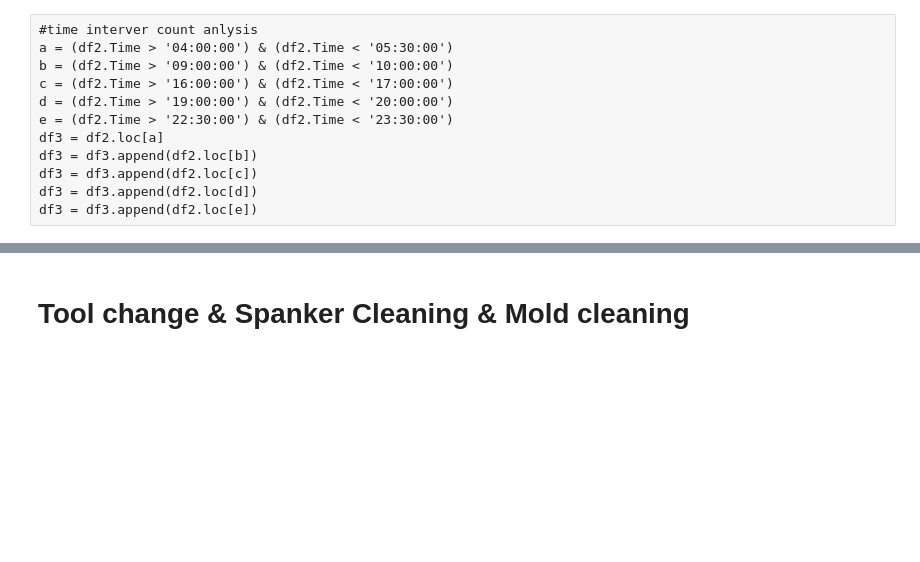
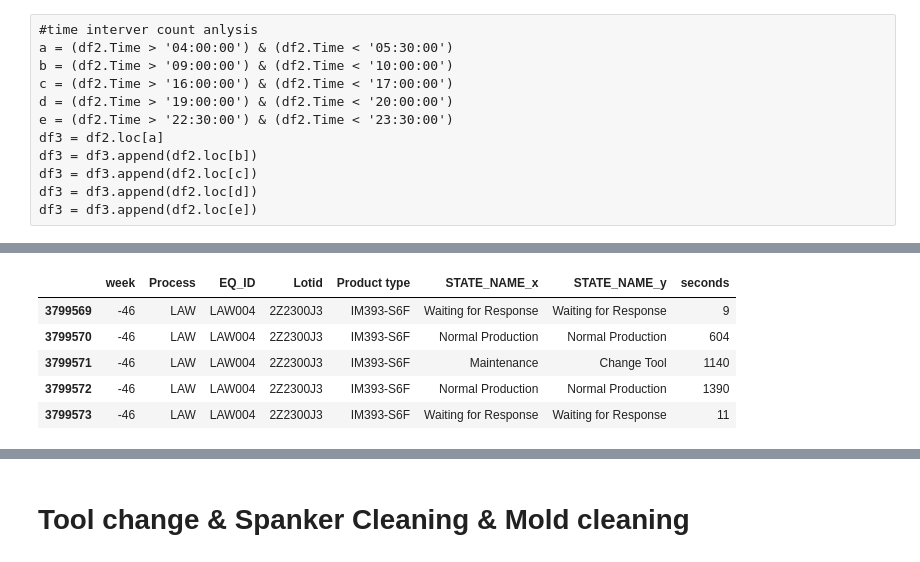
Before and after one commit to paulpark2/OEE-analysis, a Jupyter notebook: OEE actual data Analysis (Oracle raw data).ipynb, the cells around one changed output, grey strips where cells are left out. Saved outputs shown, nothing was run; the diff lists cells and outputs as text; code cells hidden in the pictures; blank space fills up the shorter version.

```diff
--- a/OEE actual data Analysis (Oracle raw data).ipynb
+++ b/OEE actual data Analysis (Oracle raw data).ipynb
@@ -155,6 +187,6 @@ df.head()
 # %%
 df['group'] = (df['STATE_NAME_y'] != df['STATE_NAME_y'].shift()).cumsum()
-df2 = df.groupby('group').agg({'Month': 'first', 'Process': 'first', 'EQ_ID': 'first', 'Lotid': 'first' , 'Product type': 'first', 'STATE_NAME_x': 'first', 'STATE_NAME_y': 'first', 'seconds': 'sum'})
+df2 = df.groupby('group').agg({'week': 'first', 'Process': 'first', 'EQ_ID': 'first', 'Lotid': 'first' , 'Product type': 'first', 'STATE_NAME_x': 'first', 'STATE_NAME_y': 'first', 'seconds': 'sum'})
 df2 = df2.reset_index(drop=False)
 # %%
 df2 = df2.drop(['group'], axis=1)
@@ -253,16 +210,12 @@ PFC_EQ2 = ['LSD011', 'LSD027','LSD029', 'LSD038']
 
 df2 = df2[~( (df2['Product type'].isin(PFC_D)) & (df2['EQ_ID'].isin(PFC_EQ))) ]
 df2 = df2[~( (~df2['Product type'].isin(PFC_D)) & (df2['EQ_ID'].isin(PFC_EQ2))) ]
-# %%
-#Nomaterial 앞에 있는 Waiting for response 빼고 계산법
-df2 = df2.reset_index()
-k = df2.index[df2['STATE_NAME_x'] == "No Material" ].tolist()
-lst=[]
-w=[]
-for i in k:
-    if df2.iloc[i-1]['STATE_NAME_x'] == "Waiting for Response":
-        lst.append(i-1)
-
-w = lst + k
-df2 = df2[~df2.index.isin(w)]
-df2 = df2[(df2.STATE_NAME_x != 'No Material')]
+# %%
+'''
+df2 = df2[(df2.STATE_NAME_x != 'No Material')]
+#df = df[(df.LEVEL5_NAME != 'SPEED LOSS')]
+df2 = df2[(df2.STATE_NAME_x != 'Ivalid Data')]
+df2 = df2[(df2.STATE_NAME_x != 'Exception')]
+df2 = df2[(df2.STATE_NAME_x != 'No Communication')]
+df2 = df2[(df2.STATE_NAME_x != 'Non-Scheduled Time')]
+'''
@@ -292,2 +253,11 @@ filter3 = df2['EQ_ID'].isin(['LSD020'])
 # %%
 df3 = df2[filter1]
+# %%
+df3.head()
+# %% [output]
+|  | week | Process | EQ_ID | Lotid | Product type | STATE_NAME_x | STATE_NAME_y | seconds |
+| 3799569 | -46 | LAW | LAW004 | 2Z2300J3 | IM393-S6F | Waiting for Response | Waiting for Response | 9 |
+| 3799570 | -46 | LAW | LAW004 | 2Z2300J3 | IM393-S6F | Normal Production | Normal Production | 604 |
+| 3799571 | -46 | LAW | LAW004 | 2Z2300J3 | IM393-S6F | Maintenance | Change Tool | 1140 |
+| 3799572 | -46 | LAW | LAW004 | 2Z2300J3 | IM393-S6F | Normal Production | Normal Production | 1390 |
+| 3799573 | -46 | LAW | LAW004 | 2Z2300J3 | IM393-S6F | Waiting for Response | Waiting for Response | 11 |
```
Also changed, not shown: parts of 59 cells of this notebook.
